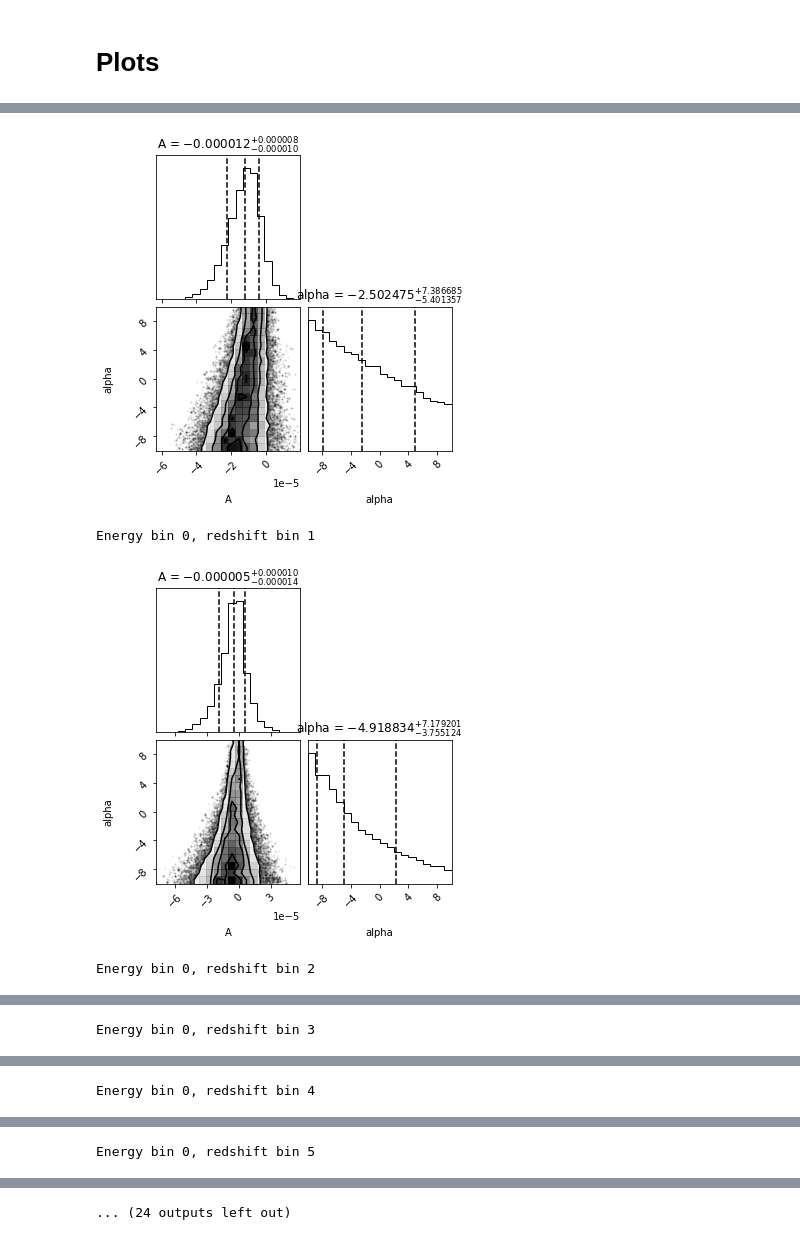
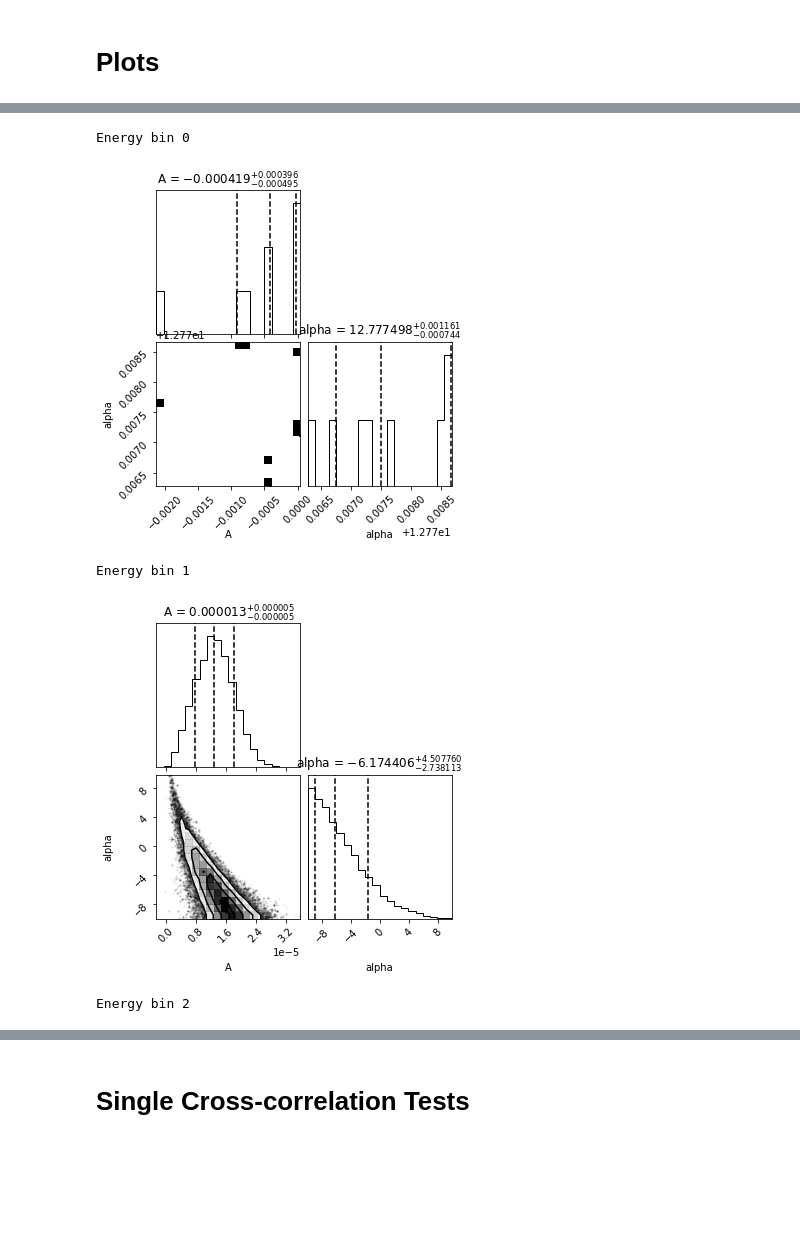
Before and after one commit to BenGPatterson/NeutrinoCrossCorrelations, a Jupyter notebook: ParameterInferenceCCL.ipynb, the cells around one changed output, grey strips where cells are left out. Saved outputs shown, nothing was run; the diff lists cells and outputs as text; code cells hidden in the pictures; blank space fills up the shorter version.

```diff
--- a/ParameterInferenceCCL.ipynb
+++ b/ParameterInferenceCCL.ipynb
@@ -94,14 +102,16 @@ def generate_nu_tracer(cosmo, A, alpha,
     return nu_tracer
 # %%
 # Finds theoretical/model power spectra using neutrino radial kernel of the form A*(1+z)^alpha
-def model(ells, A, alpha, gal_tracer):
+def model(ells, A, alpha, gal_tracers=gal_tracers):
     #ells - l values to calculate cls for
     # A - constant of proportionality in neutrino radial kernel
     # alpha - index of power in neutrino radial kernel
-    # gal_tracer - galaxy tracer to use (i.e. which redshift bin)
+    # gal_tracers - galaxy tracers to use
 
     nu_tracer = generate_nu_tracer(cosmo, A, alpha)
-    cl_cross = ccl.angular_cl(cosmo, nu_tracer, gal_tracer, ells)
+    cl_cross = []
+    for i in gal_tracers:
+        cl_cross.append(ccl.angular_cl(cosmo, nu_tracer, i, ells))
 
     return cl_cross
 # %% [markdown]
@@ -135,16 +149,17 @@ for i in range(nEbins):
 # %%
 # Finds chi squared with priors baked in
-def chi2_with_prior(p, ells, d, icov, gal_tracer):
+def chi2_with_prior(p, ells, d, icov, gal_tracers=gal_tracers):
     # p - parameters to use in model
     # ells - l values to calculate cls for
     # d - cls of xCell data
     # icov - inverse covariance matrix of xCell data
-    # gal_tracer - galaxy tracer to use (i.e. which redshift bin)
+    # gal_tracers - galaxy tracers to use (all redshift bins by default)
 
     # Only return non inf when mod(A) <= 0.1 and mod(alpha) <= 10
-    if (np.fabs(p[0]) > 0.1) or (np.fabs(p[1]) > 10):
+    if (np.fabs(p[0]) > A_prior) or (np.fabs(p[1]) > alpha_prior):
         return np.inf
-    return chi2(p, ells, d, icov, gal_tracer)
+
+    return chi2(p, ells, d, icov, gal_tracers)
 # %% [markdown]
 # MCMC
 # %%
@@ -184,18 +196,16 @@ else:
 # Plots
 # %%
 # Creates grid of subfigures
-fig, axs = plt.subplots(nEbins, nzbins,
-                        figsize = (6.4*nzbins, 4.8*nEbins))
+fig, axs = plt.subplots(nEbins, figsize = (6.4, 4.8*nEbins))
 
 # Calculates chains and plots 2D histogram
 for i in range(nEbins):
-    for j in range(nzbins):
-        axs[i,j].scatter(chain[i][j][0], chain[i][j][1], c='k', s=1, alpha=0.1)
-        axs[i,j].plot(A_BF[i,j], alpha_BF[i,j], 'yo', label='Best fit')
-        axs[i,j].set_title(f'Energy bin {i}, redshift bin {j}')
-        axs[i,j].set_ylabel(r'$\alpha$', fontsize=20)
-        axs[i,j].set_xlabel(r'$A$', fontsize=20)
-        axs[i,j].legend()
+    axs[i].scatter(chain[i][0], chain[i][1], c='k', s=1, alpha=0.1)
+    axs[i].plot(A_BF[i], alpha_BF[i], 'yo', label='Best fit')
+    axs[i].set_title(f'Energy bin {i}')
+    axs[i].set_ylabel(r'$\alpha$', fontsize=20)
+    axs[i].set_xlabel(r'$A$', fontsize=20)
+    axs[i].legend()
 
-plt.savefig('MCMC2DHistogram.svg')
+plt.savefig('MCMC2DHistogram')
 # %% [output]
@@ -203,9 +213,8 @@ plt.savefig('MCMC2DHistogram.svg')
 # %%
 # Plots corner plots for each cross-correlation
 for i in range(nEbins):
-    for j in range(nzbins):
-        print(f'Energy bin {i}, redshift bin {j}')
-        corner.corner(chain[i][j].T, labels=['A','alpha'], quantiles=[0.16,0.5,0.84],
-              show_titles=True, title_kwargs={'fontsize': 12}, title_fmt='.6f')
-        plt.show()
+    print(f'Energy bin {i}')
+    corner.corner(chain[i].T, labels=['A','alpha'], quantiles=[0.16,0.5,0.84],
+                  show_titles=True, title_kwargs={'fontsize': 12}, title_fmt='.6f')
+    plt.show()
 # %% [output]
@@ -213,4 +222,5 @@ Energy bin 0, redshift bin 0
+Energy bin 0
-[figure, old version]
+[figure, new version]
-Energy bin 0, redshift bin 1
+Energy bin 1
-[figure, old version]
+[figure, new version]
-Energy bin 0, redshift bin 2
+Energy bin 2
@@ -218 +227,0 @@ Energy bin 0, redshift bin 2
-Energy bin 0, redshift bin 3
@@ -220 +227,0 @@ Energy bin 0, redshift bin 3
-Energy bin 0, redshift bin 4
@@ -222 +227,0 @@ Energy bin 0, redshift bin 4
-Energy bin 0, redshift bin 5
@@ -224 +228,2 @@ Energy bin 0, redshift bin 5
-... (24 outputs left out)
+# %% [markdown]
+# Single Cross-correlation Tests
```
Also changed, not shown: parts of 9 cells of this notebook, 1 other file.
